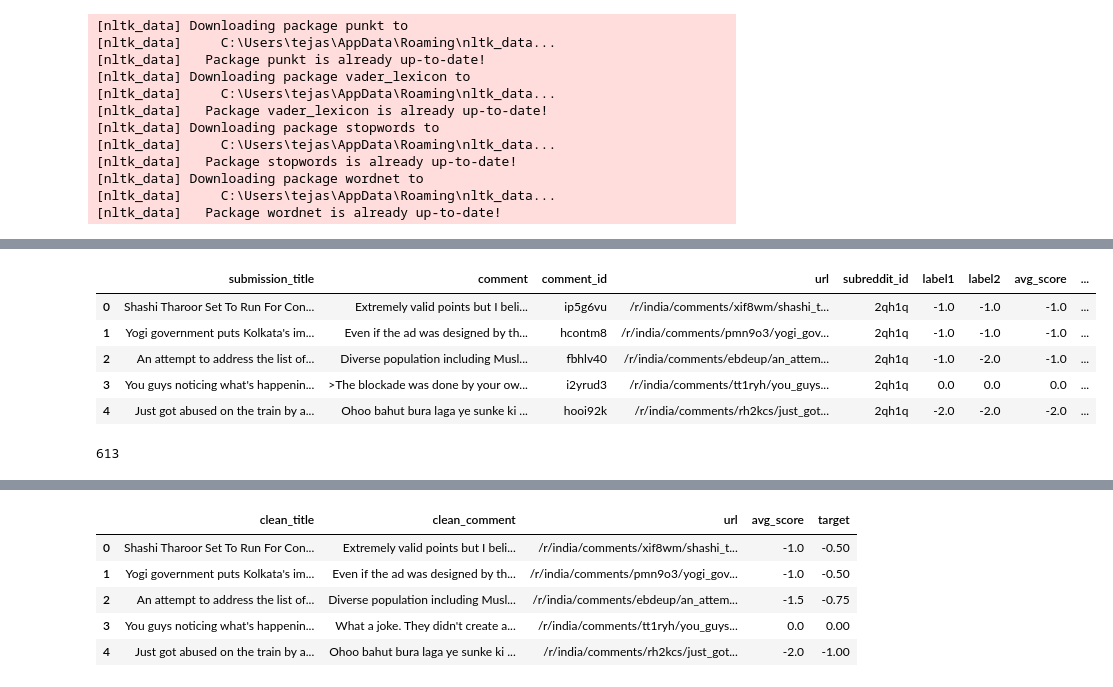
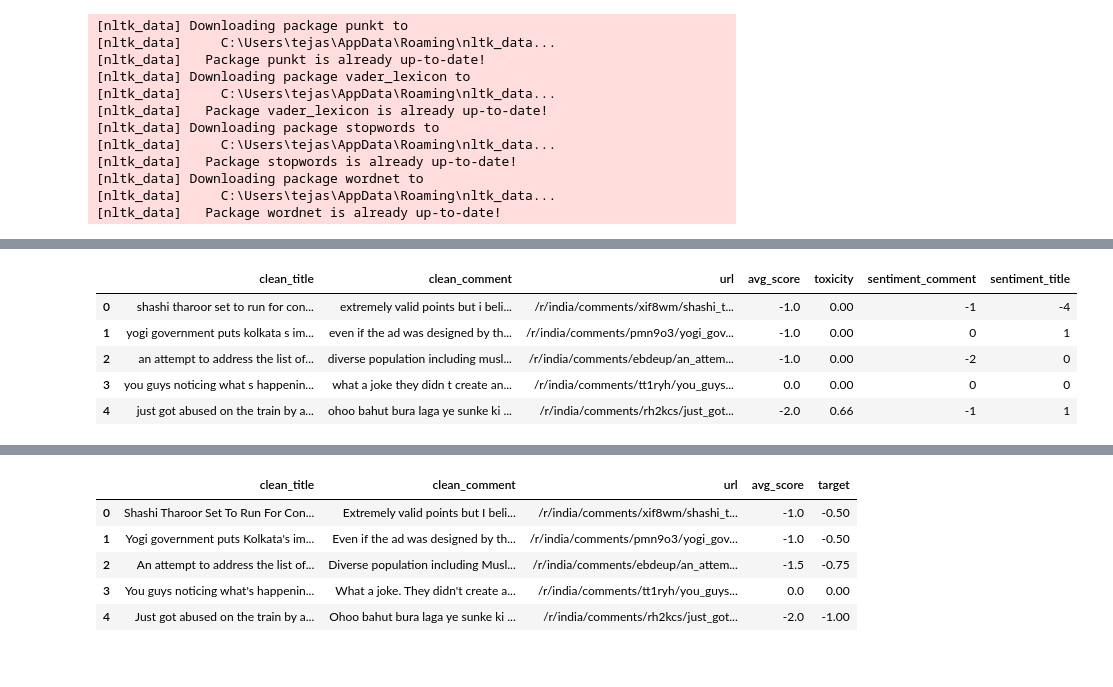
Before and after one commit to Sdidt/RedPILS, a Jupyter notebook: classification_model/Classification Model experiments.ipynb, the cells around one changed output, grey strips where cells are left out. Saved outputs shown, nothing was run; the diff lists cells and outputs as text; code cells hidden in the pictures.

```diff
--- a/classification_model/Classification Model experiments.ipynb
+++ b/classification_model/Classification Model experiments.ipynb
@@ -31,3 +33,0 @@ text_df = text_df[text_df['label1'].notna() & text_df['label2'].notna()]
-# %%
-text_df['avg_score'] = text_df.apply(lambda x: np.mean(x[5:6]), axis=1)
-text_df.head()
@@ -231,20 +231,0 @@ text_df.head()
-# %%
-# Lemmatization
-from nltk.stem import WordNetLemmatizer
-wordnet_lemmatizer = WordNetLemmatizer()
-def lemmatize(pos_data):
-    lemma_rew = " "
-    for word, pos in pos_data:
-        if not pos:
-            lemma = word
-            lemma_rew = lemma_rew + " " + lemma
-        else:
-            lemma = wordnet_lemmatizer.lemmatize(word, pos=pos)
-            lemma_rew = lemma_rew + " " + lemma
-    return lemma_rew
-
-text_df['lemmatized_comment'] = text_df['POS_tagged'].apply(lemmatize)
-text_df['lemmatized_title'] = text_df['POS_tagged_title'].apply(lemmatize)
-right = lemmatize(right).split(' , ')
-left = lemmatize(left).split(' , ')
-text_df.head()
@@ -258,53 +232,37 @@ text_df.head()
 # %%
 # Word frequency for comment
 from nltk import FreqDist
 def word_count(lemmatized_text):
     words = lemmatized_text.split()
     temp=zip(*[words[i:] for i in range(0,2)])
     words.extend([' '.join(t) for t in temp])
     fdist = FreqDist(words)
     return fdist
 
 # Calculate sentiment of word frequency comment
-def sentiment_count(freq_dist, freq_dist_title):
+def sentiment_count(freq_dist):
     total = 0
-    flag = False
     for term, freq in freq_dist.items():
         if term in left:
             total -= freq
-            flag = True
         if term in right:
             total += freq
-            flag = True
-
-    if not flag:
-        for term, freq in freq_dist_title.items():
-            if term in left: total -= freq
-            if term in right: total += freq
-
     return total
 
 left = list(map(str.strip, left))
 right = list(map(str.strip, right))
-text_df['wordCount_comment'] = text_df['lemmatized_comment'].apply(word_count)
-text_df['wordCount_title'] = text_df['lemmatized_title'].apply(word_count)
-text_df['sentiment'] = text_df.apply(lambda x: sentiment_count(x['wordCount_comment'], x['wordCount_title']), axis=1)
+text_df['wordCount_comment'] = text_df['clean_comment'].apply(word_count)
+text_df['wordCount_title'] = text_df['clean_title'].apply(word_count)
+text_df['sentiment_comment'] = text_df['wordCount_comment'].apply(sentiment_count)
+text_df['sentiment_title'] = text_df['wordCount_title'].apply(sentiment_count)
+
+del text_df['wordCount_comment']
+del text_df['wordCount_title']
 text_df.head()
 # %% [output]
-|  | submission_title | comment | comment_id | url | subreddit_id | label1 | label2 | avg_score | ... |
-| 0 | Shashi Tharoor Set To Run For Con... | Extremely valid points but I beli... | ip5g6vu | /r/india/comments/xif8wm/shashi_t... | 2qh1q | -1.0 | -1.0 | -1.0 | ... |
-| 1 | Yogi government puts Kolkata's im... | Even if the ad was designed by th... | hcontm8 | /r/india/comments/pmn9o3/yogi_gov... | 2qh1q | -1.0 | -1.0 | -1.0 | ... |
-| 2 | An attempt to address the list of... | Diverse population including Musl... | fbhlv40 | /r/india/comments/ebdeup/an_attem... | 2qh1q | -1.0 | -2.0 | -1.0 | ... |
-| 3 | You guys noticing what's happenin... | >The blockade was done by your ow... | i2yrud3 | /r/india/comments/tt1ryh/you_guys... | 2qh1q | 0.0 | 0.0 | 0.0 | ... |
-| 4 | Just got abused on the train by a... | Ohoo bahut bura laga ye sunke ki ... | hooi92k | /r/india/comments/rh2kcs/just_got... | 2qh1q | -2.0 | -2.0 | -2.0 | ... |
+|  | clean_title | clean_comment | url | avg_score | toxicity | sentiment_comment | sentiment_title |
+| 0 | shashi tharoor set to run for con... | extremely valid points but i beli... | /r/india/comments/xif8wm/shashi_t... | -1.0 | 0.00 | -1 | -4 |
+| 1 | yogi government puts kolkata s im... | even if the ad was designed by th... | /r/india/comments/pmn9o3/yogi_gov... | -1.0 | 0.00 | 0 | 1 |
+| 2 | an attempt to address the list of... | diverse population including musl... | /r/india/comments/ebdeup/an_attem... | -1.0 | 0.00 | -2 | 0 |
+| 3 | you guys noticing what s happenin... | what a joke they didn t create an... | /r/india/comments/tt1ryh/you_guys... | 0.0 | 0.00 | 0 | 0 |
+| 4 | just got abused on the train by a... | ohoo bahut bura laga ye sunke ki ... | /r/india/comments/rh2kcs/just_got... | -2.0 | 0.66 | -1 | 1 |
-# %%
-score = 0
-for index, row in text_df.iterrows():
-    if (row['sentiment'] < 0 and row['avg_score'] < 0) or \
-       (row['sentiment'] > 0 and row['avg_score'] > 0) or \
-       (row['sentiment'] == 0 and row['avg_score'] == 0):
-        score+=1
-
-score
-# %% [output]
-613
```
Also changed, not shown: parts of 46 cells of this notebook.
